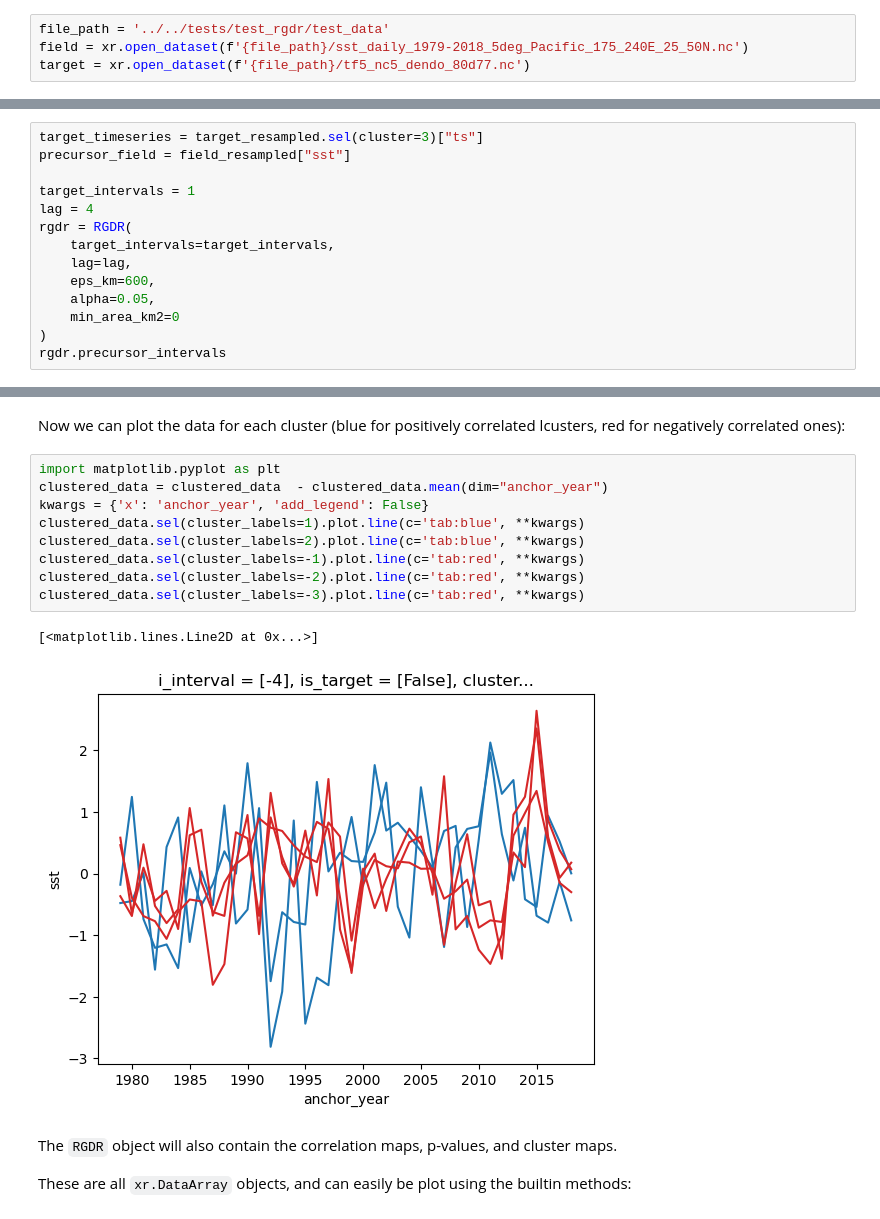
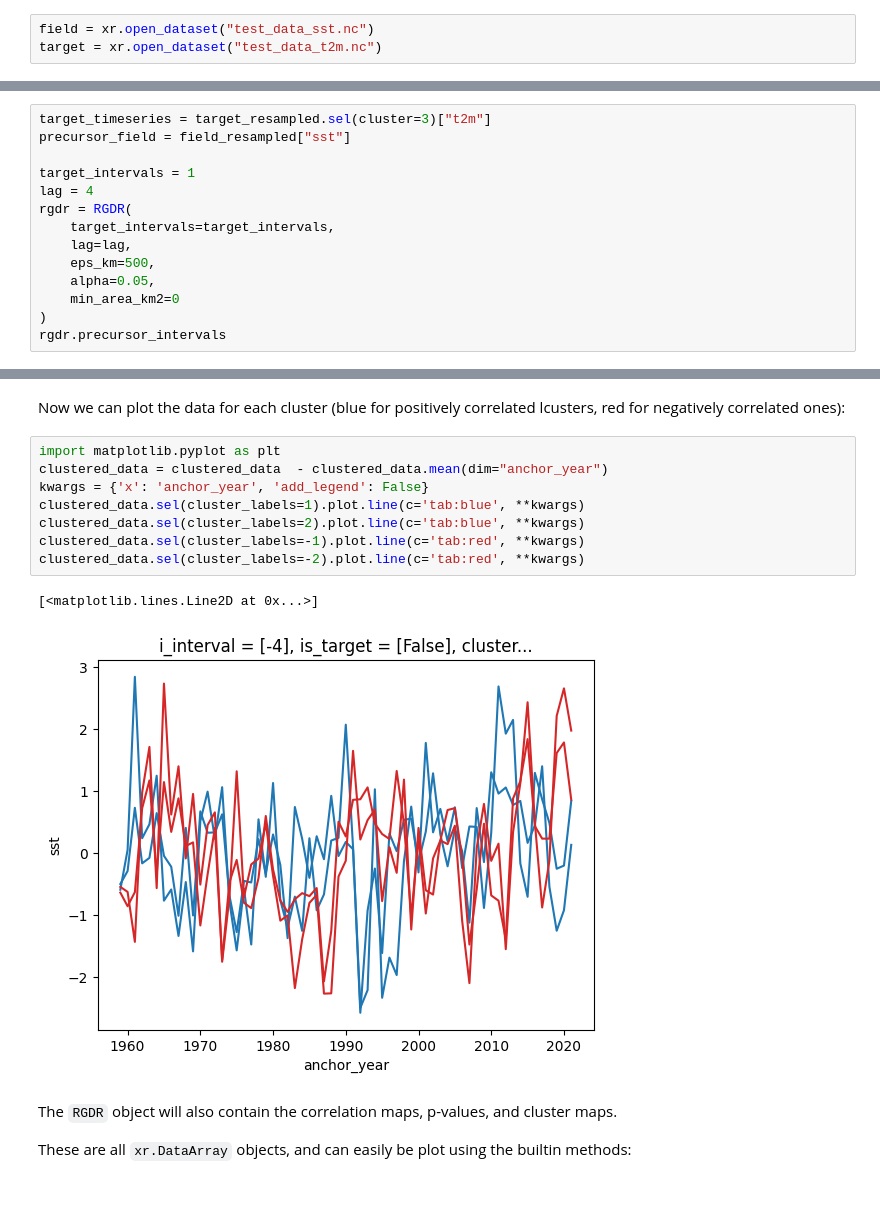
Before and after one commit to AI4S2S/s2spy, a Jupyter notebook: docs/notebooks/tutorial_RGDR.ipynb, the cells around one changed output, grey strips where cells are left out. Saved outputs shown, nothing was run; the diff lists cells and outputs as text.

Commit message:
update other notebooks with new test data

```diff
--- a/docs/notebooks/tutorial_RGDR.ipynb
+++ b/docs/notebooks/tutorial_RGDR.ipynb
@@ -11,7 +19,6 @@ First we will load in some example data, and resample them using `lilio`'s `Cale
 # %%
-file_path = '../../tests/test_rgdr/test_data'
-field = xr.open_dataset(f'{file_path}/sst_daily_1979-2018_5deg_Pacific_175_240E_25_50N.nc')
-target = xr.open_dataset(f'{file_path}/tf5_nc5_dendo_80d77.nc')
+field = xr.open_dataset("test_data_sst.nc")
+target = xr.open_dataset("test_data_t2m.nc")
 # %% [markdown]
 Create calendar, map it to dataset and visualize it.
 # %%
@@ -43,7 +50,7 @@ In the illustration you see the algorithm that is used to calculate the correlat
 
 Below we use the first target interval, and a lag of `4`. This makes the precursor interval index `-4`. An example with multiple targets follows later.
 # %%
-target_timeseries = target_resampled.sel(cluster=3)["ts"]
+target_timeseries = target_resampled.sel(cluster=3)["t2m"]
 precursor_field = field_resampled["sst"]
 
 target_intervals = 1
@@ -51,7 +58,7 @@ lag = 4
 rgdr = RGDR(
     target_intervals=target_intervals,
     lag=lag,
-    eps_km=600,
+    eps_km=500,
     alpha=0.05,
     min_area_km2=0
 )
@@ -119,15 +126,14 @@ Now we can plot the data for each cluster (blue for positively correlated lcuste
 # %%
 import matplotlib.pyplot as plt
 clustered_data = clustered_data  - clustered_data.mean(dim="anchor_year")
 kwargs = {'x': 'anchor_year', 'add_legend': False}
 clustered_data.sel(cluster_labels=1).plot.line(c='tab:blue', **kwargs)
 clustered_data.sel(cluster_labels=2).plot.line(c='tab:blue', **kwargs)
 clustered_data.sel(cluster_labels=-1).plot.line(c='tab:red', **kwargs)
 clustered_data.sel(cluster_labels=-2).plot.line(c='tab:red', **kwargs)
-clustered_data.sel(cluster_labels=-3).plot.line(c='tab:red', **kwargs)
 # %% [output]
 [<matplotlib.lines.Line2D at 0x...>]
-[figure, old version]
+[figure, new version]
 # %% [markdown]
 The `RGDR` object will also contain the correlation maps, p-values, and cluster maps.
 
```
Also changed, not shown: parts of 10 cells of this notebook, 1 other file.
